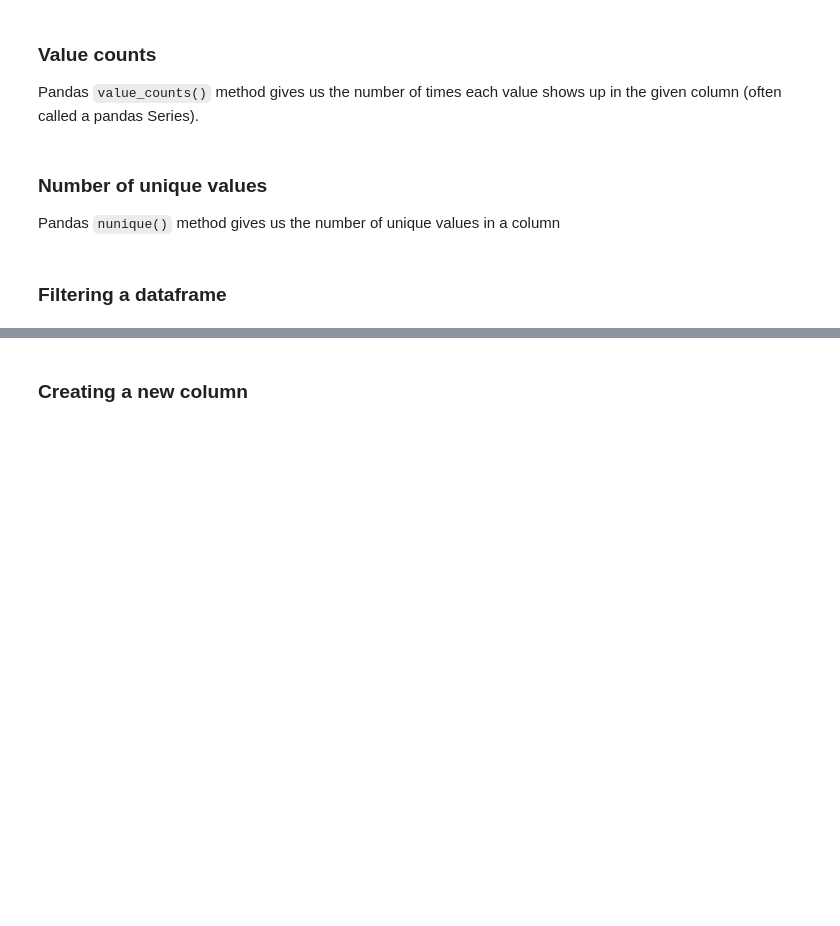
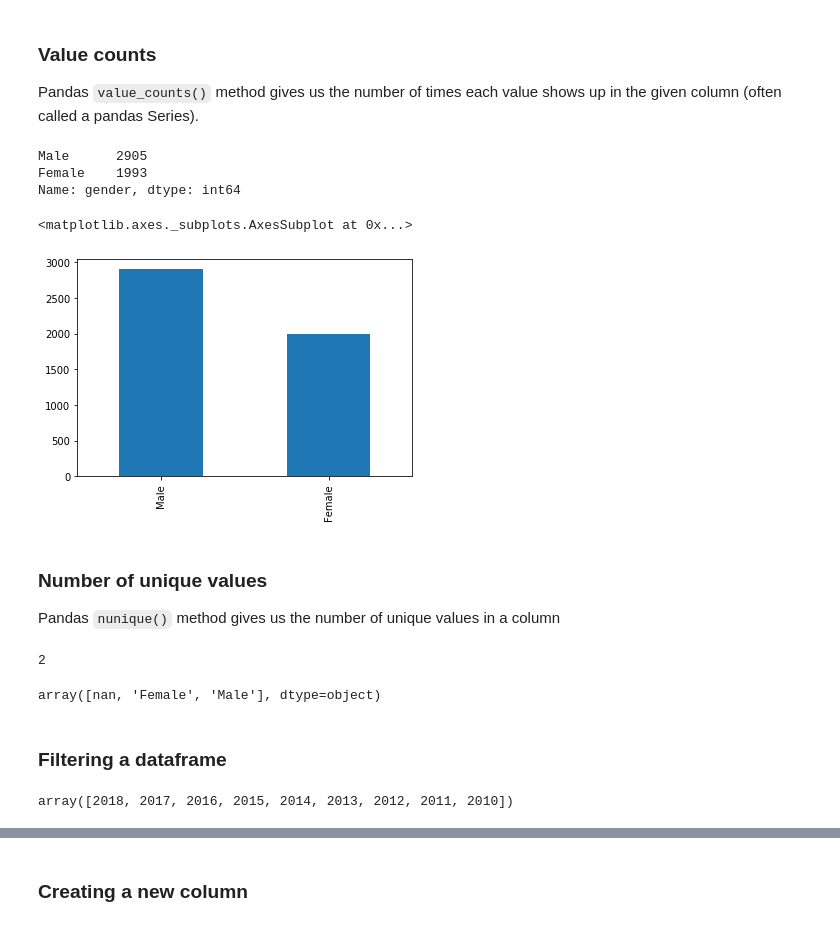
Before and after one commit to abdoulayegk/Workshop, a Jupyter notebook: Workshop_EDA_.ipynb, the cells around one changed output, grey strips where cells are left out. Drawn from its saved outputs; the diff is of its cells as text; code cells hidden in the pictures; blank space fills up the shorter version.

```diff
--- a/Workshop_EDA_.ipynb
+++ b/Workshop_EDA_.ipynb
@@ -47,6 +175,11 @@ The original column names have spaces (and are long-ish), which may make the dat
 To rename columns names, we can assign a list of new column names to the dataframe's `columns` attribute.
 
 If we want to rename only one or a few of the columns, it's handy to use the `.rename` method.
+# %%
+rename_list = ['year', 'month', 'day', 'timeofday', 'dayofweek', 'city', 'intersection'
+               , 'hitandrun', 'lighting', 'weather', 'speedlimit', 'worstinjury', 'partytype', 'age', 'gender']
+# %%
+df.columns = rename_list
 # %%
 # 'year', 'month', 'day', 'timeofday', 'dayofweek', 'city', 'intersection', 'hitandrun',
 #                  'lighting', 'weather', 'speedlimit', 'worstinjury', 'partytype', 'age', 'gender'
@@ -52,0 +194,2 @@ If we want to rename only one or a few of the columns, it's handy to use the `.r
+# %%
+df.rename(columns = {'year':'Year', 'month':'Month'},inplace =True)
@@ -57,0 +239,3 @@ In many real-world datasets you'll find missing values. These can interfere with
+# %%
+df.replace ({'DOB invalid':np.nan,'Uncoded & errors':np.nan}, inplace =True )
+df.head()
@@ -63,10 +304,32 @@ To select multiple columns we can use something like `crash[['city', 'lighting',
 # %% [markdown]
 ### Value counts
 Pandas `value_counts()` method gives us the number of times each value shows up in the given column (often called a pandas Series).
+# %%
+df['gender'].value_counts()
+# %% [output]
+Male      2905
+Female    1993
+Name: gender, dtype: int64
+# %%
+df.gender.value_counts().plot(kind = 'bar')
+# %% [output]
+<matplotlib.axes._subplots.AxesSubplot at 0x...>
+[figure, added]
 # %% [markdown]
 ### Number of unique values
 Pandas `nunique()` method gives us the number of unique values in a column
+# %%
+df.gender.nunique()
+# %% [output]
+2
+# %%
+df.gender.unique()
+# %% [output]
+array([nan, 'Female', 'Male'], dtype=object)
 # %% [markdown]
 ### Filtering a dataframe
 # %%
 # find the data for the year 2018
+df.Year.unique()
+# %% [output]
+array([2018, 2017, 2016, 2015, 2014, 2013, 2012, 2011, 2010])
```
Also changed, not shown: parts of 47 cells of this notebook.
